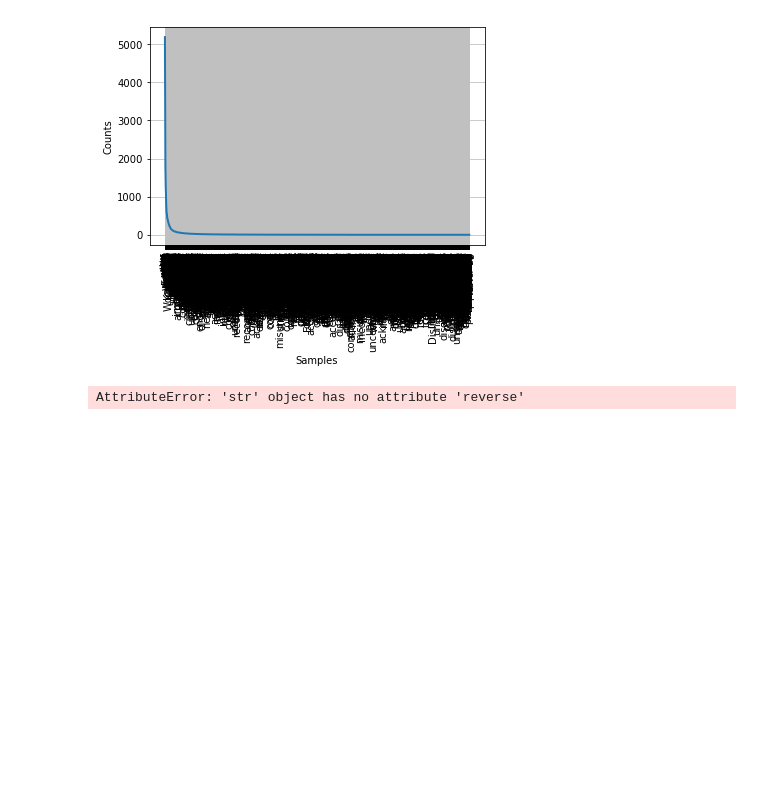
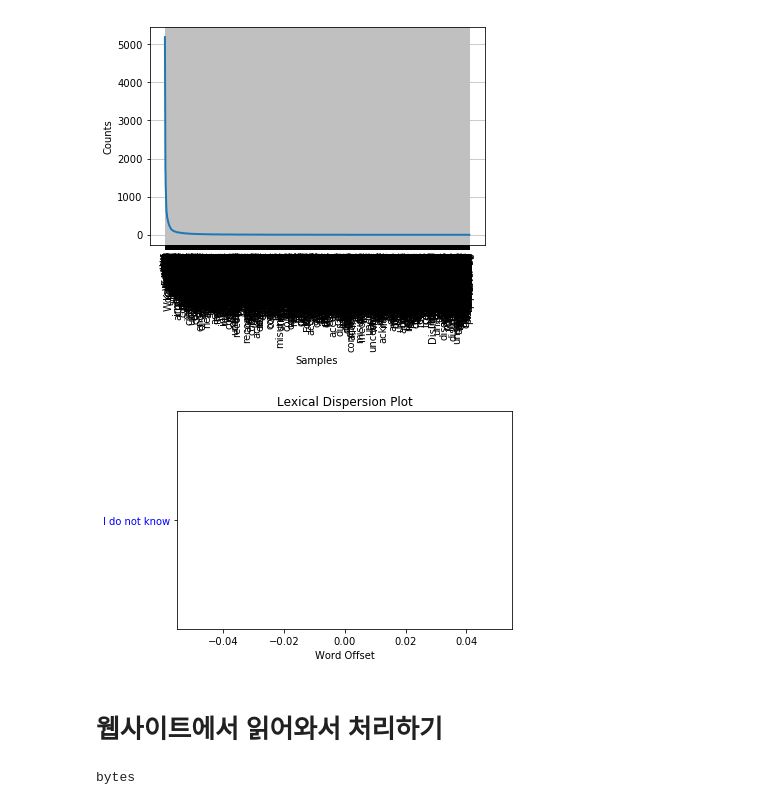
Before and after one commit to zerosum99/python_nltk, a Jupyter notebook: corpus 모듈 이해하기 gutenberg.ipynb, the cells around one changed output. Saved outputs shown, nothing was run; the diff lists cells and outputs as text; code cells hidden in the pictures; blank space fills up the shorter version.

```diff
--- a/corpus 모듈 이해하기 gutenberg.ipynb
+++ b/corpus 모듈 이해하기 gutenberg.ipynb
@@ -292,7 +297,11 @@ values
 emmaText.plot()
 # %% [output]
 [figure]
-# %%
-emmaText.dispersion_plot("Mrs")
-# %% [output]
-AttributeError: 'str' object has no attribute 'reverse'
+# %%
+## 워드에 대한 정보를 리스트로 넣어서 처리해야 한다.
+
+emmaText.dispersion_plot(["I do not know"])
+# %% [output]
+[figure, added]
+# %% [markdown]
+# 웹사이트에서 읽어와서 처리하기
@@ -298,0 +313,4 @@ AttributeError: 'str' object has no attribute 'reverse'
+# %%
+type(poeString)
+# %% [output]
+bytes
```
Also changed, not shown: parts of 18 cells of this notebook, 3 other files.
